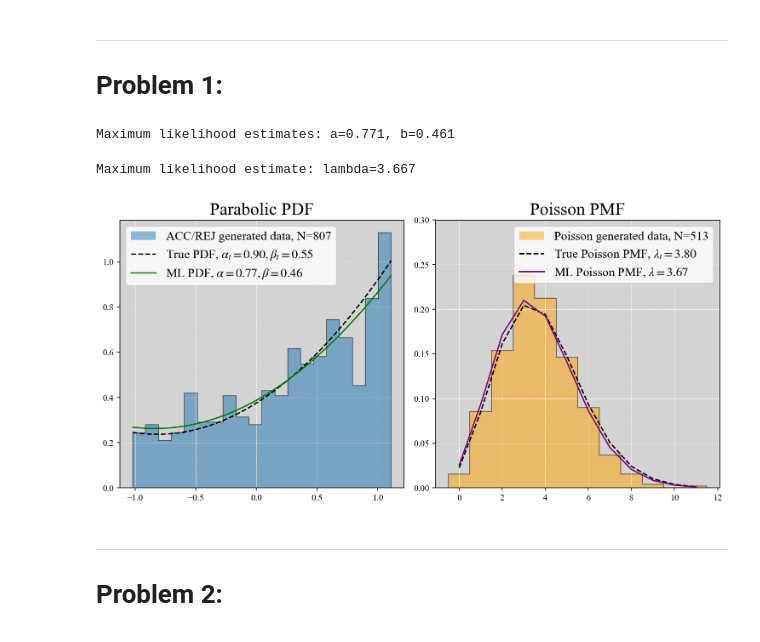
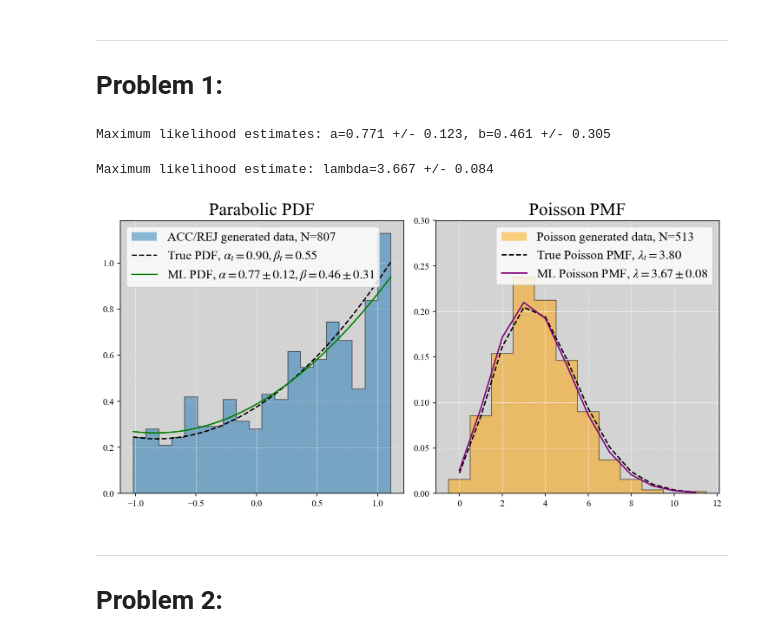
Before and after one commit to nielsdavidsen/AMAS_2025, a Jupyter notebook: Projects/Project_2/Project_2_Niels_Davidsen.ipynb, the cells around one changed output. Cells and saved outputs as stored; diff of their text form; code cells hidden in the pictures.

```diff
--- a/Projects/Project_2/Project_2_Niels_Davidsen.ipynb
+++ b/Projects/Project_2/Project_2_Niels_Davidsen.ipynb
@@ -55,9 +55,11 @@ np.savetxt("davidsen_polynomial.txt", data)
 guess = [0, 0]
 res = minimize(llh, x0=guess, args=(data,), method='L-BFGS-B')
 a_ml, b_ml = res.x
-print(f"Maximum likelihood estimates: a={a_ml:.3f}, b={b_ml:.3f}")
+inv_hess = res.hess_inv.todense()
+a_ml_err, b_ml_err = np.sqrt(np.diag(inv_hess))
+print(f"Maximum likelihood estimates: a={a_ml:.3f} +/- {a_ml_err:.3f}, b={b_ml:.3f} +/- {b_ml_err:.3f}")
 # %% [output]
-Maximum likelihood estimates: a=0.771, b=0.461
+Maximum likelihood estimates: a=0.771 +/- 0.123, b=0.461 +/- 0.305
 # %%
 from scipy.stats import poisson
 lam_true = 3.8
@@ -71,9 +73,11 @@ def llh_poisson(lam, data):
 guess = [2]
 res = minimize(llh_poisson, x0=guess, args=(data_poisson,), method='L-BFGS-B')
 lam_ml = res.x[0]
-print(f"Maximum likelihood estimate: lambda={lam_ml:.3f}")
+inv_hess = res.hess_inv.todense()
+lam_ml_err = np.sqrt(inv_hess[0,0])
+print(f"Maximum likelihood estimate: lambda={lam_ml:.3f} +/- {lam_ml_err:.3f}")
 # %% [output]
-Maximum likelihood estimate: lambda=3.667
+Maximum likelihood estimate: lambda=3.667 +/- 0.084
 # %%
 fig, ax = plt.subplots(1,2, figsize=(10,5), dpi=150)
 hist_range = [-1.02, 1.11]
@@ -83,48 +87,50 @@ x = np.linspace(*hist_range, 1000)
 
 ax[0].plot(x,
            pdf(x, a_true, b_true),
-           label=r'True PDF, $\alpha_t = {:.2f}, \beta_t = {:.2f}$'.format(a_true, b_true),
+           label=r'True PDF, $\alpha_t = {:.2f}, \beta_t = {:.2f}$'.format(a_true,  b_true),
            lw=1.5,
            color='k',
            ls='--')
 
 ax[0].plot(x,
            pdf(x, a_ml, b_ml),
-           label=r'ML PDF, $\alpha = {:.2f}, \beta = {:.2f}$'.format(a_ml, b_ml),
+           label=r'ML PDF, $\alpha = {:.2f} \pm {:.2f}, \beta = {:.2f} \pm {:.2f}$'.format(a_ml, a_ml_err, b_ml, b_ml_err),
            lw=1.5, color='green',
            ls='-')
 ax[0].set_title('Parabolic PDF', fontsize=20)
+
 
 
 hist_range = [-0.5, 11.5]
 ax[1].hist(data_poisson, range=hist_range, bins=12, label=f'Poisson generated data, N={len(data_poisson)}', alpha=0.5, density=True, histtype='stepfilled', color='orange');
 ax[1].hist(data_poisson, range=hist_range, bins=12, alpha=0.5, density=True, histtype='step', color='k');
 x = np.arange(hist_range[0] + 0.5, hist_range[1] + 0.5, 1)
 ax[1].plot(x,
            poisson.pmf(x, lam_true),
            label=r'True Poisson PMF, $\lambda_t = {:.2f}$'.format(lam_true),
            lw=1.5,
            color='k',
            ls='--')
 
 ax[1].plot(x, poisson.pmf(x, lam_ml),
-           label=r'ML Poisson PMF, $\lambda = {:.2f}$'.format(lam_ml),
+           label=r'ML Poisson PMF, $\lambda = {:.2f} \pm {:.2f}$'.format(lam_ml, lam_ml_err),
            lw=1.5,
            color='purple',
            ls='-')
 
 ax[1].set_ylim(0, 0.3)
 ax[1].set_title('Poisson PMF', fontsize=20)
 
 
 for a in ax:
     a.set_facecolor('lightgrey')
     a.grid(color='white', which='both', linestyle='--', lw=0.5)
     a.legend(fontsize=14)
 
 plt.tight_layout()
+plt.savefig("figures/1.png")
 # %% [output]
-[figure, old version]
+[figure, new version]
 # %% [markdown]
 ___
 
```
Also changed, not shown: parts of 9 cells of this notebook, 7 other files.
